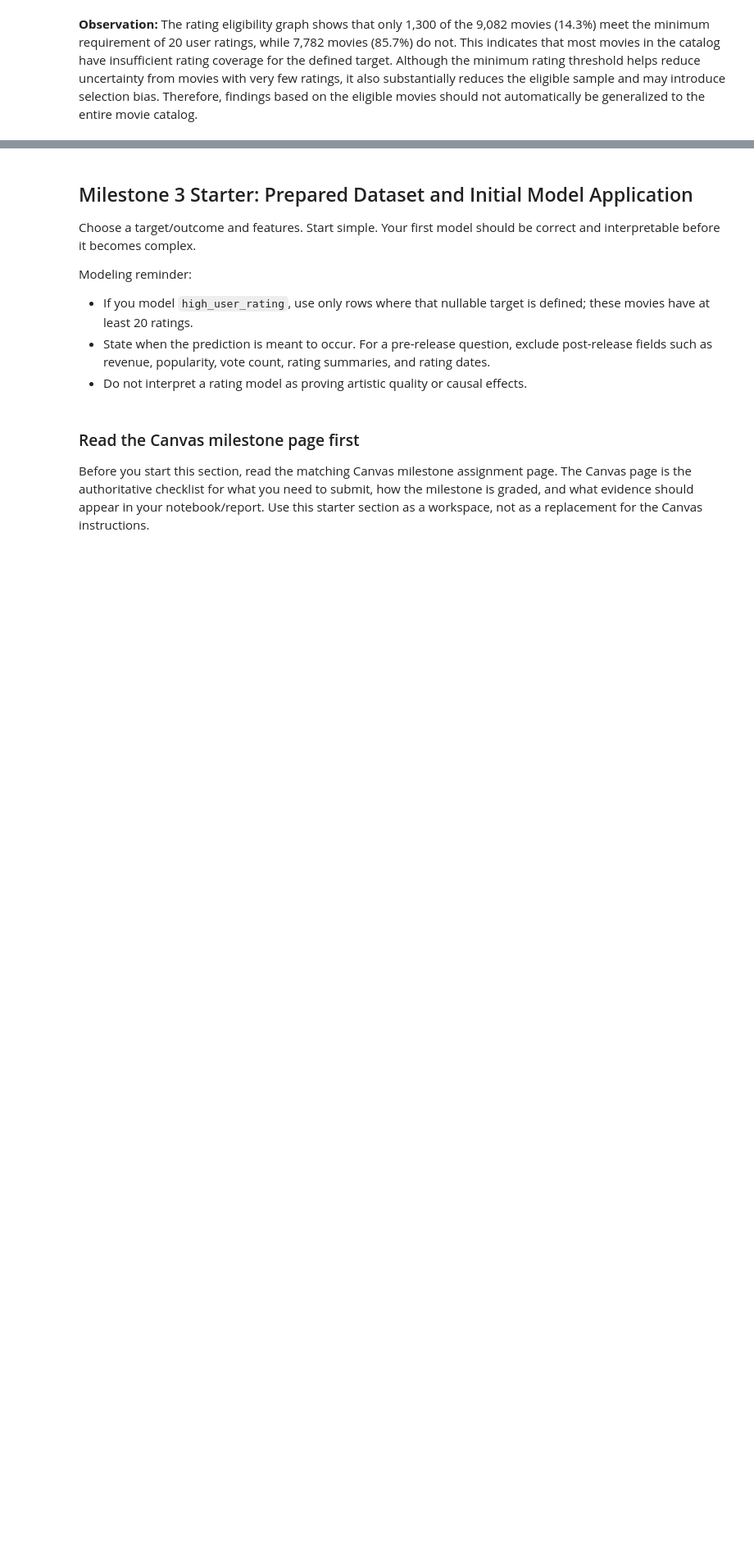
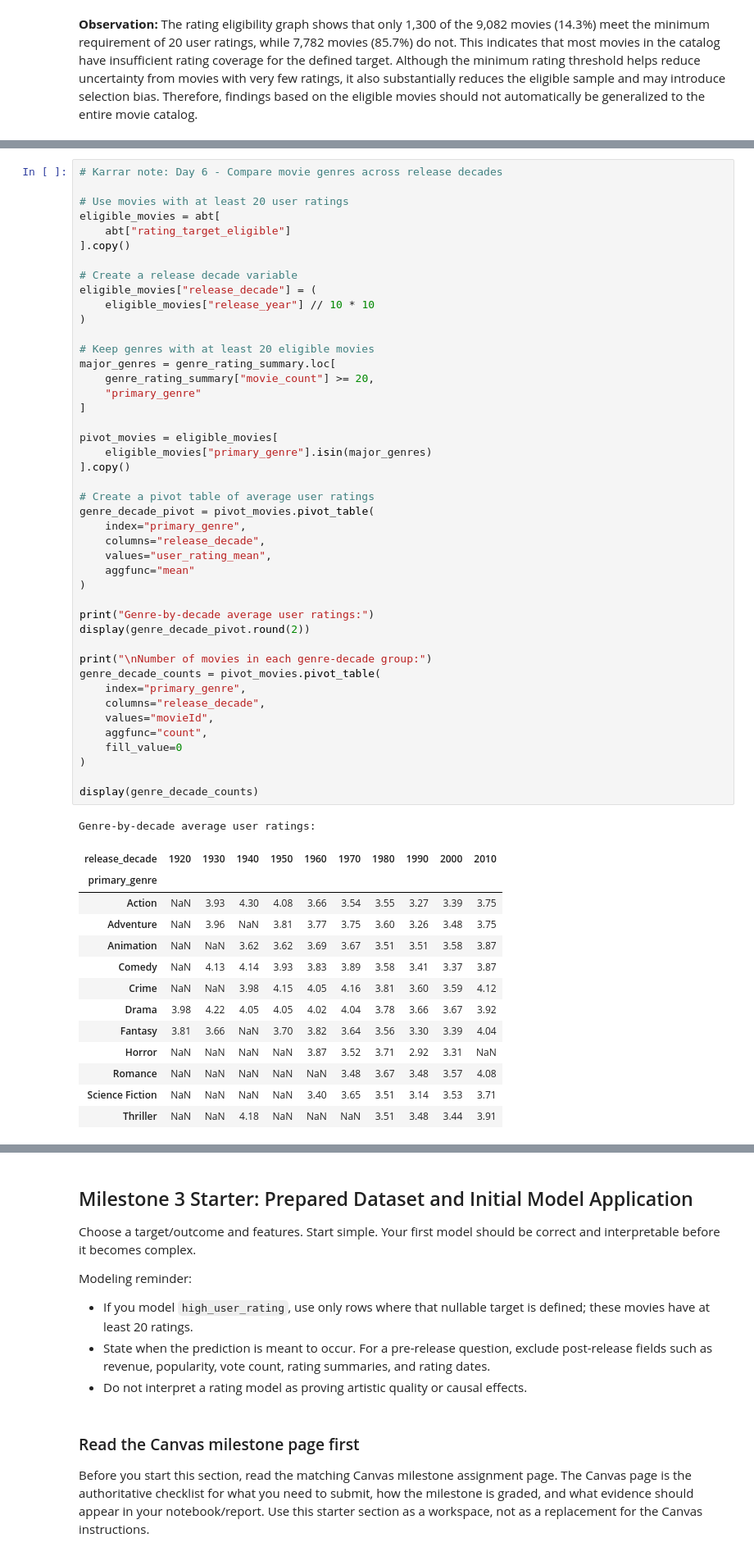
Before and after one commit to kalshaikhli/ban6003-movies-project-Karrar, a Jupyter notebook: notebooks/movies_project_starter.ipynb, the cells around one changed output, grey strips where cells are left out. Shown at 82% size. Drawn from its saved outputs; the diff is of its cells as text; blank space fills up the shorter version.

```diff
--- a/notebooks/movies_project_starter.ipynb
+++ b/notebooks/movies_project_starter.ipynb
@@ -1354,0 +1443,59 @@ plt.show()
+# %%
+# Karrar note: Day 6 - Compare movie genres across release decades
+
+# Use movies with at least 20 user ratings
+eligible_movies = abt[
+    abt["rating_target_eligible"]
+].copy()
+
+# Create a release decade variable
+eligible_movies["release_decade"] = (
+    eligible_movies["release_year"] // 10 * 10
+)
+
+# Keep genres with at least 20 eligible movies
+major_genres = genre_rating_summary.loc[
+    genre_rating_summary["movie_count"] >= 20,
+    "primary_genre"
+]
+
+pivot_movies = eligible_movies[
+    eligible_movies["primary_genre"].isin(major_genres)
+].copy()
+
+# Create a pivot table of average user ratings
+genre_decade_pivot = pivot_movies.pivot_table(
+    index="primary_genre",
+    columns="release_decade",
+    values="user_rating_mean",
+    aggfunc="mean"
+)
+
+print("Genre-by-decade average user ratings:")
+display(genre_decade_pivot.round(2))
+
+print("\nNumber of movies in each genre-decade group:")
+genre_decade_counts = pivot_movies.pivot_table(
+    index="primary_genre",
+    columns="release_decade",
+    values="movieId",
+    aggfunc="count",
+    fill_value=0
+)
+
+display(genre_decade_counts)
+# %% [output]
+Genre-by-decade average user ratings:
+| release_decade | 1920 | 1930 | 1940 | 1950 | 1960 | 1970 | 1980 | 1990 | 2000 | 2010 |
+| primary_genre |  |  |  |  |  |  |  |  |  |  |
+| Action | NaN | 3.93 | 4.30 | 4.08 | 3.66 | 3.54 | 3.55 | 3.27 | 3.39 | 3.75 |
+| Adventure | NaN | 3.96 | NaN | 3.81 | 3.77 | 3.75 | 3.60 | 3.26 | 3.48 | 3.75 |
+| Animation | NaN | NaN | 3.62 | 3.62 | 3.69 | 3.67 | 3.51 | 3.51 | 3.58 | 3.87 |
+| Comedy | NaN | 4.13 | 4.14 | 3.93 | 3.83 | 3.89 | 3.58 | 3.41 | 3.37 | 3.87 |
+| Crime | NaN | NaN | 3.98 | 4.15 | 4.05 | 4.16 | 3.81 | 3.60 | 3.59 | 4.12 |
+| Drama | 3.98 | 4.22 | 4.05 | 4.05 | 4.02 | 4.04 | 3.78 | 3.66 | 3.67 | 3.92 |
+| Fantasy | 3.81 | 3.66 | NaN | 3.70 | 3.82 | 3.64 | 3.56 | 3.30 | 3.39 | 4.04 |
+| Horror | NaN | NaN | NaN | NaN | 3.87 | 3.52 | 3.71 | 2.92 | 3.31 | NaN |
+| Romance | NaN | NaN | NaN | NaN | NaN | 3.48 | 3.67 | 3.48 | 3.57 | 4.08 |
+| Science Fiction | NaN | NaN | NaN | NaN | 3.40 | 3.65 | 3.51 | 3.14 | 3.53 | 3.71 |
+| Thriller | NaN | NaN | 4.18 | NaN | NaN | NaN | 3.51 | 3.48 | 3.44 | 3.91 |
```
Also changed, not shown: parts of 13 cells of this notebook, 2 other files.
